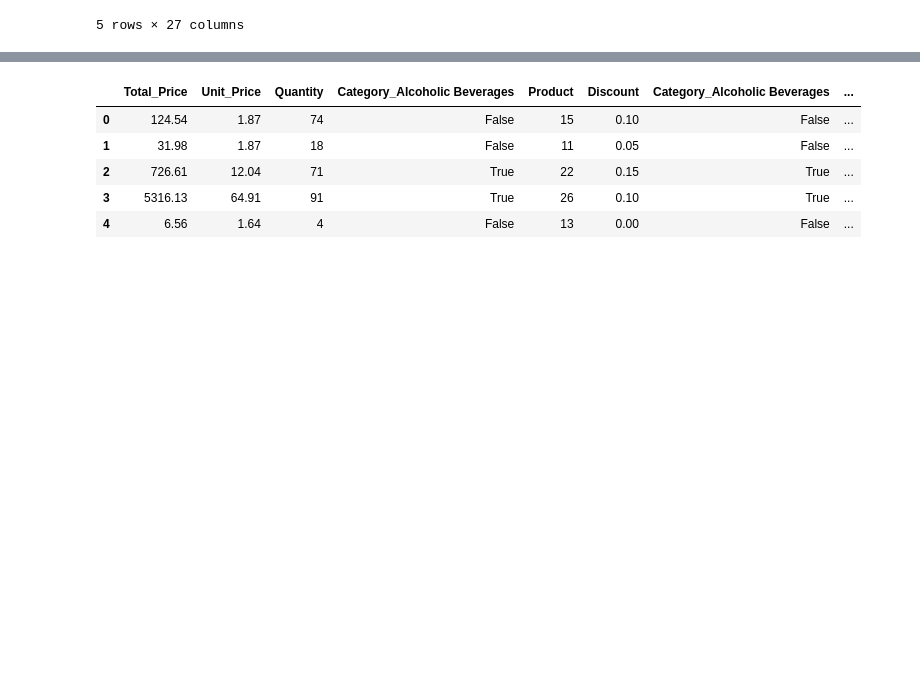
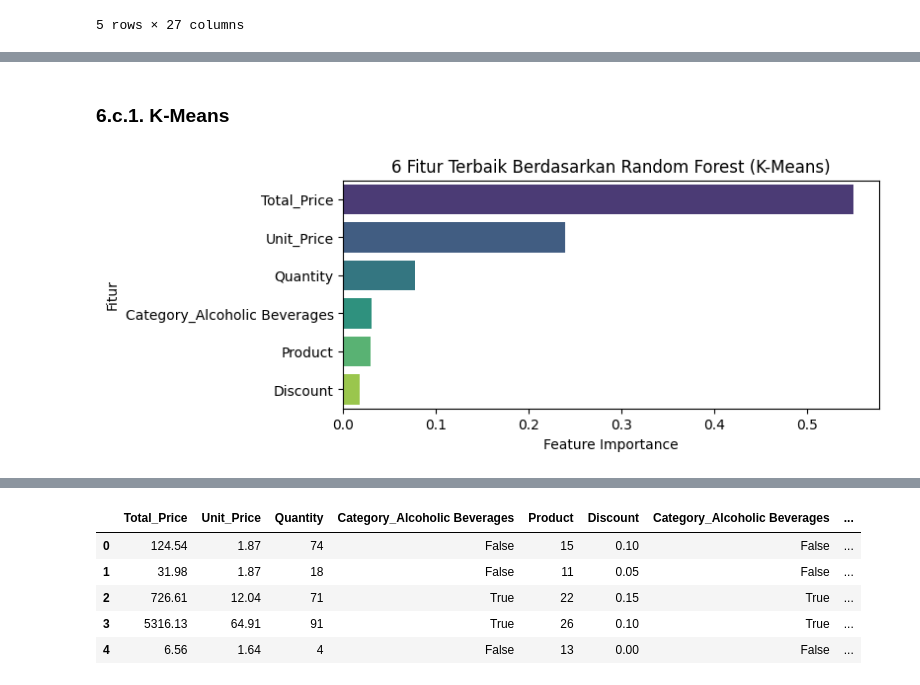
Before and after one commit to Leo42night/ml-pemula, a Jupyter notebook: beverage-sales/[Clustering]_Submission_Akhir_BMLP_Leo_PT.ipynb, the cells around one changed output, grey strips where cells are left out. Saved outputs shown, nothing was run; the diff lists cells and outputs as text; code cells hidden in the pictures; blank space fills up the shorter version.

```diff
--- a/beverage-sales/[Clustering]_Submission_Akhir_BMLP_Leo_PT.ipynb
+++ b/beverage-sales/[Clustering]_Submission_Akhir_BMLP_Leo_PT.ipynb
@@ -969,0 +623,36 @@ plt.show()
+# %% [markdown]
+### 6.c.1. K-Means
+# %%
+df_final_kmean = df4.copy()
+
+df_final_kmean['cluster'] = KMeans( n_clusters=5, init="k-means++", n_init=10, algorithm="lloyd", max_iter=300, tol=0.0001, random_state=42).fit_predict(df4)
+
+# Pisahkan fitur (X) dan cluster (y) - pastikan cluster ada di dataset
+X = df_final_kmean.drop(columns=["cluster"])  # Ganti 'cluster' dengan nama kolom yang benar
+y = df_final_kmean["cluster"]  # Ganti 'cluster' dengan nama kolom yang benar
+
+# Gunakan Random Forest untuk Feature Selection
+rf = RandomForestClassifier(n_estimators=100, random_state=42)
+rf.fit(X, y)
+
+# Ambil Feature Importance
+feature_importance = rf.feature_importances_
+
+# Buat DataFrame untuk menyimpan hasil
+feat_imp_df = pd.DataFrame({
+    "Fitur": X.columns,
+    "Importance": feature_importance
+}).sort_values(by="Importance", ascending=False)
+
+# Ambil 6 fitur terbaik
+top_6_features_kmean = feat_imp_df.head(6)
+
+# Visualisasi hasil
+plt.figure(figsize=(7, 3))
+sns.barplot(x=top_6_features_kmean["Importance"], y=top_6_features_kmean["Fitur"], palette="viridis", hue=top_6_features_kmean["Fitur"])
+plt.xlabel("Feature Importance")
+plt.ylabel("Fitur")
+plt.title("6 Fitur Terbaik Berdasarkan Random Forest (K-Means)")
+plt.show()
+# %% [output]
+[figure, added]
```
Also changed, not shown: parts of 80 cells of this notebook, 1 other file.
